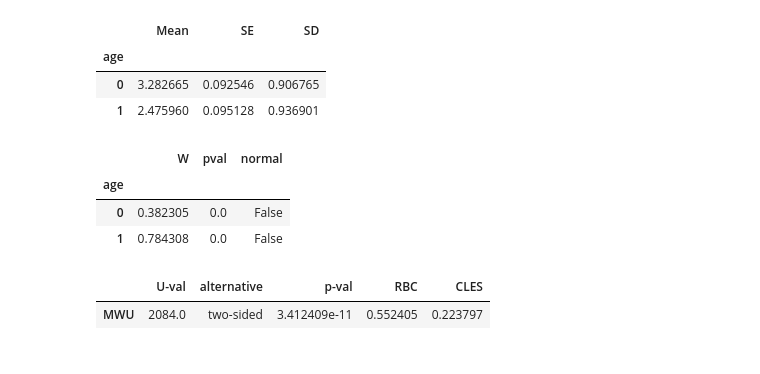
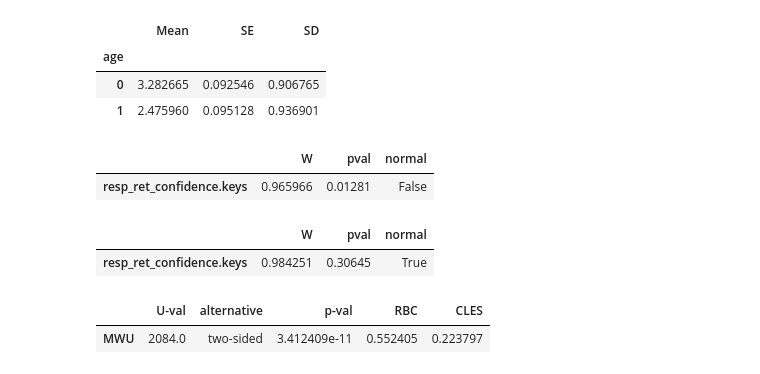
Before and after one commit to KasiaMojescik/ageing_vividness_confidence, a Jupyter notebook: main_analyses.ipynb, the cells around one changed output. Cells and saved outputs as stored; diff of their text form; code cells hidden in the pictures.

```diff
--- a/main_analyses.ipynb
+++ b/main_analyses.ipynb
@@ -375,13 +378,16 @@ data_age.groupby('age').agg(Mean=('resp_ret_vividness.keys', 'mean'),
 | age |  |  |  |
 | 0 | 3.282665 | 0.092546 | 0.906765 |
 | 1 | 2.475960 | 0.095128 | 0.936901 |
-# %%
-pg.normality(df, dv='resp_ret_confidence.rt', group='age', method='shapiro', alpha=0.05)
-# %% [output]
-|  | W | pval | normal |
-| age |  |  |  |
-| 0 | 0.382305 | 0.0 | False |
-| 1 | 0.784308 | 0.0 | False |
+# %%
+pg.normality(older_mean_ratings['resp_ret_confidence.keys'])
+# %% [output]
+|  | W | pval | normal |
+| resp_ret_confidence.keys | 0.965966 | 0.01281 | False |
+# %%
+pg.normality(younger_mean_ratings['resp_ret_confidence.keys'])
+# %% [output]
+|  | W | pval | normal |
+| resp_ret_confidence.keys | 0.984251 | 0.30645 | True |
 # %%
 pg.mwu(older_mean_ratings['resp_ret_confidence.keys'], younger_mean_ratings['resp_ret_confidence.keys'], alternative='two-sided')
 # %% [output]
```
Also changed, not shown: parts of 8 cells of this notebook.
